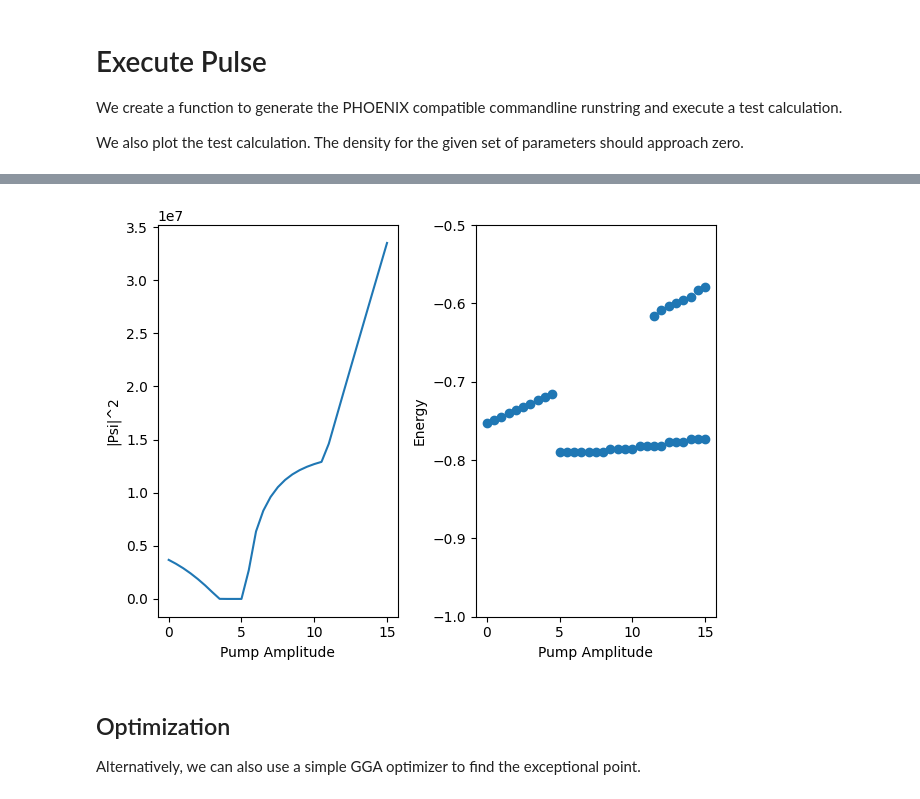
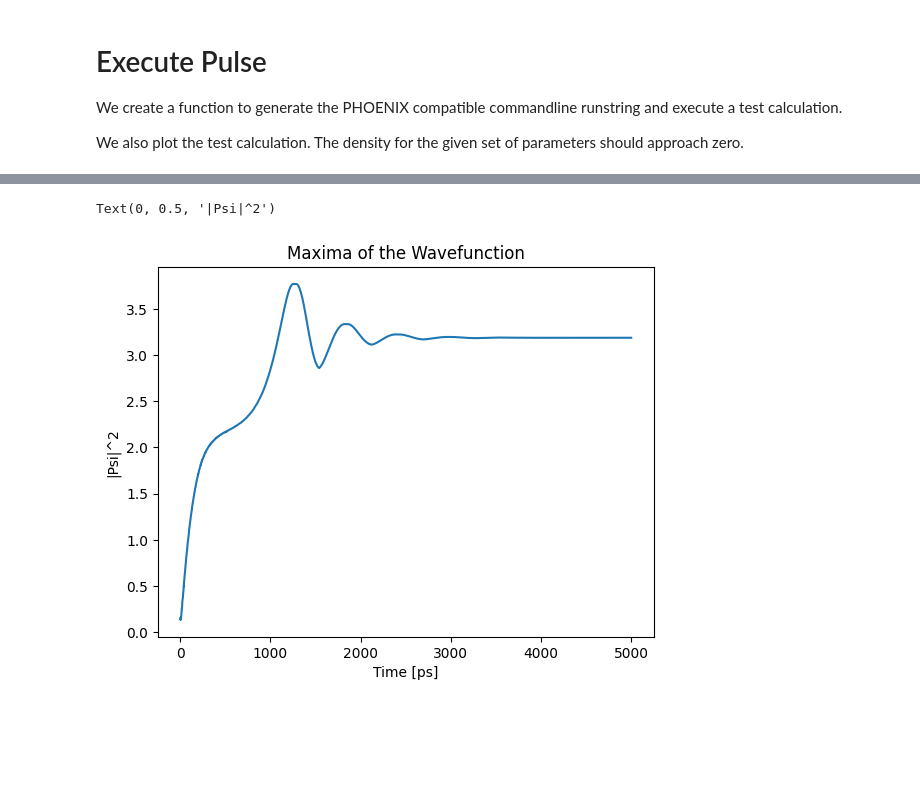
Before and after one commit to Schumacher-Group-UPB/PULSE, a Jupyter notebook: examples/example_1/example.ipynb, the cells around one changed output, grey strips where cells are left out. Drawn from its saved outputs; the diff is of its cells as text; code cells hidden in the pictures; blank space fills up the shorter version.

```diff
--- a/examples/example_1/example.ipynb
+++ b/examples/example_1/example.ipynb
@@ -5,14 +5,14 @@ from scipy.signal import find_peaks
 import os
 from subprocess import Popen, PIPE
 
-# Path to the PHOENIX executable
+# Path to the PHOENIX executable. This example requires the fp64 version of PHOENIX
 PHOENIX_PATH = "../../phoenix_gpu_fp32.exe"
 
 # Pulse loads local resources, so we need to set the working directory to the location of the executable
 PHOENIX_CWD = os.path.dirname( os.path.realpath(PHOENIX_PATH) )
 
 # Path to the data folder relative to PHOENIX_CWD
-DATA_PATH = "examples/example_1/data/"
+DATA_PATH = "examples/example_2/data/"
 
 # Create results and load folders
 result_path = os.path.join(PHOENIX_CWD, DATA_PATH, "results")
@@ -23,26 +23,23 @@ os.makedirs(result_path, exist_ok=True)
 os.makedirs(load_path, exist_ok=True)
 
 # System Parameters
-grid_size = 200                 # Grid Size, int this case 200x200
-x_max = 20                      # mum; Maximum Distance, meaning the grid will be from -10mum to 10mum
-effective_mass = 0.5*5.864E-4   # kg; Effective Mass of the electron, scaled
-gamma_c = 0.16                  # Polariton Loss Rate
-gamma_r = 1.5 * gamma_c         # Reservoir Loss Rate
-R = 0.01                        # Condensation Rate
-g_c = 6E-6                      # Polariton-Polariton Coupling
-g_r = 2*g_c                     # Polariton-Reservoir Coupling
-t_end = 3000                    # ps; End time of the simulation
-sample_after = 1999.99          # ps; Time to start sampling the data
-window_percent = 0.5            # Inner percentage of the grid window to sample
-sampling_rate = 0.5             # ps; Sampling rate of the simulation
+grid_size = 600#1802            # Grid Size, int this case 1802x1802
+x_max = 60                      # mum; Maximum Distance in one direction, meaning the grid will be from -90mum to 90mum
+effective_mass = 5.684E-4       # kg; Effective Mass of the electron, scaled
+gamma_c = 0.005                 # Polariton Loss Rate
+gamma_r = 0                     # Reservoir Loss Rate
+R = 0                           # Condensation Rate
+g_c = 2E-6                      # Polariton-Polariton Coupling
+g_r = 0                         # Polariton-Reservoir Coupling
+t_step = 0.006                  # ps; Time step of the simulation
+
+# Pump Parameters
+pump_amplitude = 5.6856e-6              # eV; Pump Amplitude
+pump_frequency = -5.68828730684262      # Hz; Pump Frequency
 
 # Additional Parameters not required by PHOENIX:
 hbar = 6.582119569E-4
 dx = x_max/grid_size
-
-# Grid Window
-grid_start = int(grid_size/2 - grid_size/2*window_percent)
-grid_width = int(grid_size*window_percent)
 # %% [markdown]
 # Matrix Generation
 
@@ -451,25 +293,0 @@ Energy: [0.87964594 1.17495565] Hz -> [0.57899348 0.77336986] meV
-# %%
-# Load the .txt
-pump_amp_scan, fft_cost_scan, *fft_energies = np.loadtxt( os.path.join(result_path, "fft_cost_scan.txt"), unpack=True )
-
-# Plot the results
-fig, (ax1,ax2) = plt.subplots(1,2)
-ax1.plot(pump_amp_scan, fft_cost_scan)
-ax1.set_xlabel("Pump Amplitude")
-ax1.set_ylabel("|Psi|^2")
-#ax2.plot(pump_amp_scan, -fft_energy_low)
-#ax2.plot(pump_amp_scan, -fft_energy_high)
-for energy in fft_energies:
-    ax2.plot(pump_amp_scan, -energy, marker="o", linewidth = 0, c = "C0")
-ax2.set_xlabel("Pump Amplitude")
-ax2.set_ylabel("Energy")
-#ax1.set_ylim(0,0.75E7)
-#ax1.set_xlim(0,10)
-ax2.set_ylim(-1,-0.5)
-plt.tight_layout()
-# %% [output]
-[figure, removed]
-# %% [markdown]
-## Optimization
-
-Alternatively, we can also use a simple GGA optimizer to find the exceptional point.
@@ -505,0 +294,11 @@ res = minimize(lambda param: cost_function(param)[0], x0=[6], method="Nelder-Mea
+# %%
+data_max = np.loadtxt( os.path.join(result_path, "scalar.txt"), unpack=True, comments="index" )
+
+fig, ax = plt.subplots()
+ax.plot(data_max[-1], data_max[1])
+ax.set_title("Maxima of the Wavefunction")
+ax.set_xlabel("Time [ps]")
+ax.set_ylabel("|Psi|^2")
+# %% [output]
+Text(0, 0.5, '|Psi|^2')
+[figure, added]
```
Also changed, not shown: parts of 26 cells of this notebook, 4 other files.
